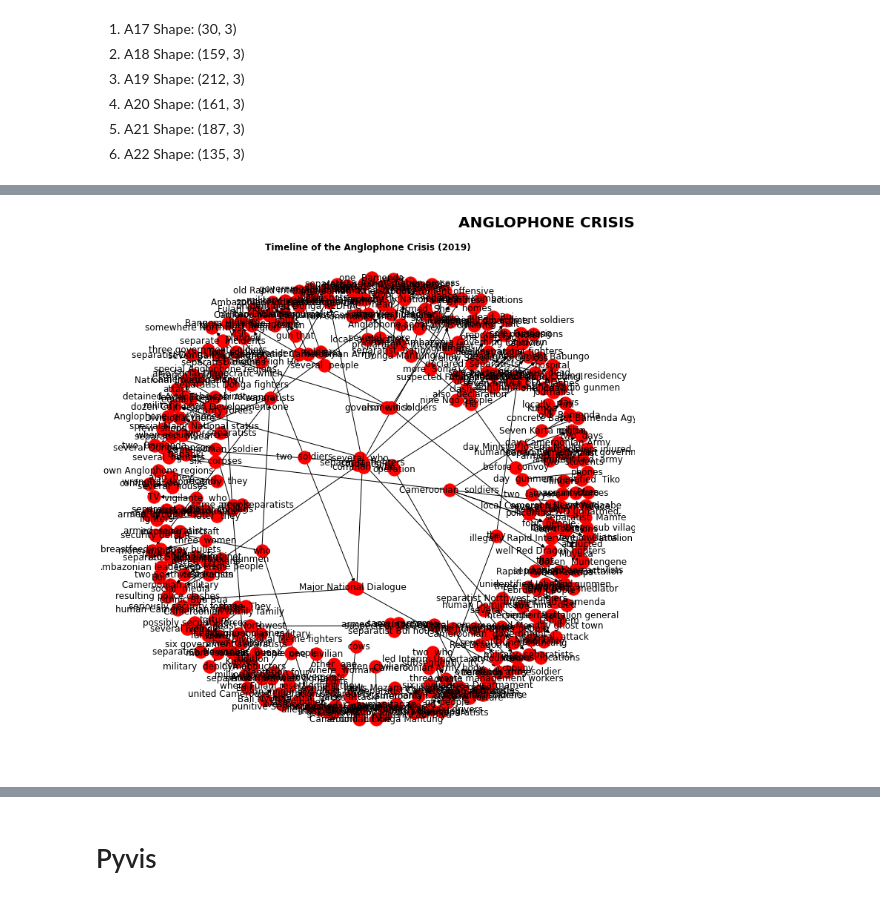
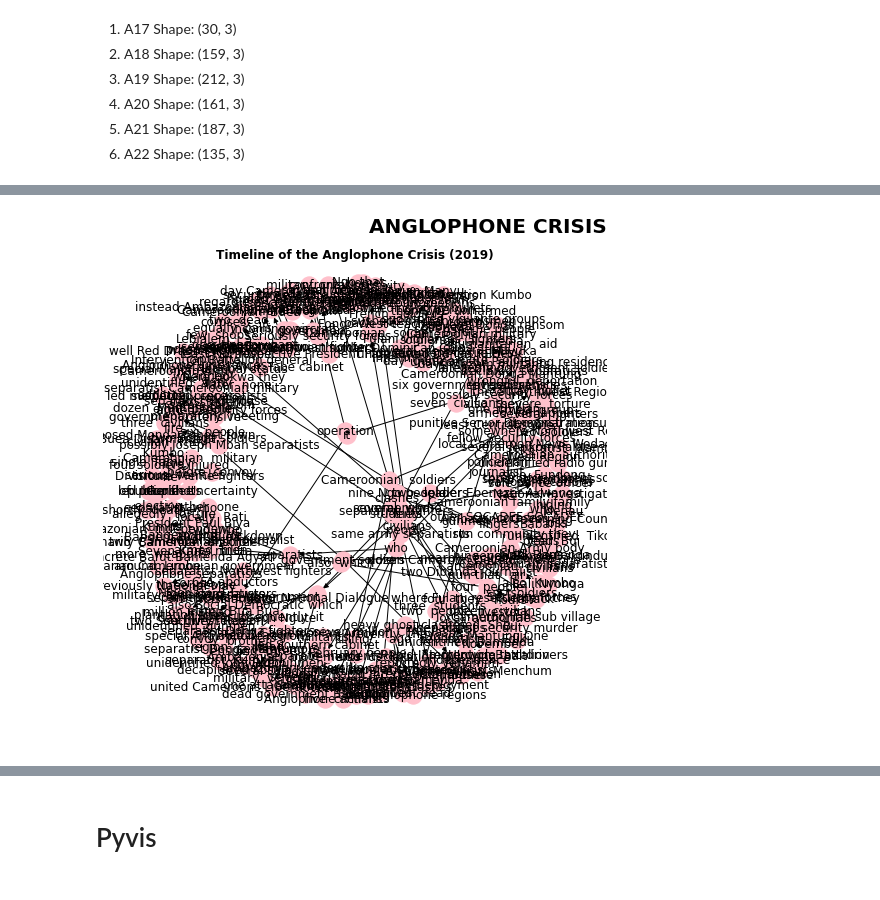
Before and after one commit to Utpal-Mishra/Omdena-Cameroon-Chapter-2022, a Jupyter notebook: OmdenaCameroonChapter2022.ipynb, the cells around one changed output, grey strips where cells are left out. Drawn from its saved outputs; the diff is of its cells as text; code cells hidden in the pictures.

```diff
--- a/OmdenaCameroonChapter2022.ipynb
+++ b/OmdenaCameroonChapter2022.ipynb
@@ -1132,17 +1132,17 @@ plt.show()
 # %%
 # create a directed-graph from a dataframe
 G = nx.from_pandas_edgelist(kg_df[189:401], "source", "target",
                           edge_attr=True, create_using=nx.MultiDiGraph())
 
 
-plt.figure(figsize=(10, 10))
-pos = nx.spring_layout(G)
-nx.draw(G, with_labels=True, node_color='red', edge_cmap=plt.cm.Blues, pos = pos)
+plt.figure(figsize=(7, 7))
+pos = nx.spring_layout(G, weight = 5)
+nx.draw(G, with_labels=True, node_color='pink', edge_cmap=plt.cm.Blues, pos = pos)
 plt.title("ANGLOPHONE CRISIS", fontsize=20, loc='right', fontweight='bold')
 plt.suptitle('Timeline of the Anglophone Crisis (2019)', fontweight='bold')
 plt.show()
 # %% [output]
-[figure, old version]
+[figure, new version]
 # %%
 # create a directed-graph from a dataframe
 G = nx.from_pandas_edgelist(kg_df[401:562], "source", "target",
```
Also changed, not shown: parts of 6 cells of this notebook.
